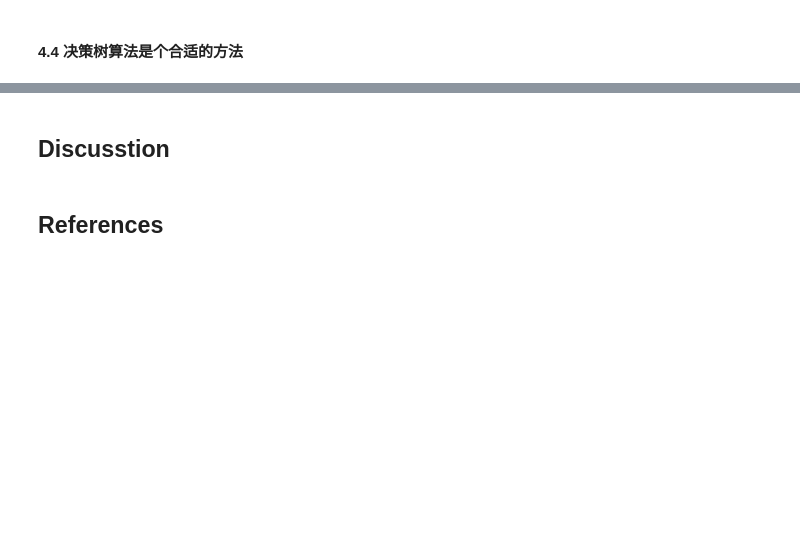
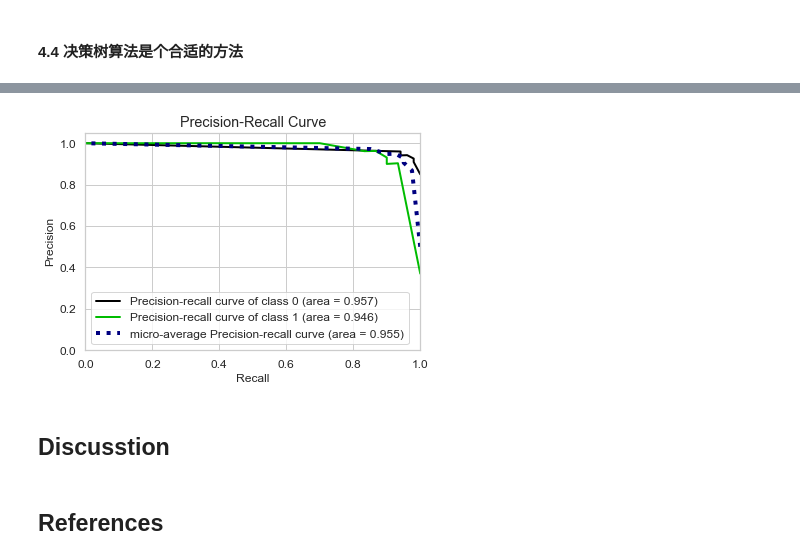
Before and after one commit to dearfad/mmhelper, a Jupyter notebook: care_for_aged.ipynb, the cells around one changed output, grey strips where cells are left out. Drawn from its saved outputs; the diff is of its cells as text; code cells hidden in the pictures; blank space fills up the shorter version.

```diff
--- a/care_for_aged.ipynb
+++ b/care_for_aged.ipynb
@@ -555,3 +504,9 @@ ExecutableNotFound: failed to execute ['dot', '-Tpdf', '-O', 'iris'], make sure
+# %%
+y_probas = models['CART'].predict_proba(X_test)
+skplt.metrics.plot_precision_recall(y_test, y_probas)
+plt.show()
+# %% [output]
+[figure, added]
 # %% [markdown]
 ## Discusstion
 # %% [markdown]
```
Also changed, not shown: parts of 12 cells of this notebook, 4 other files.
